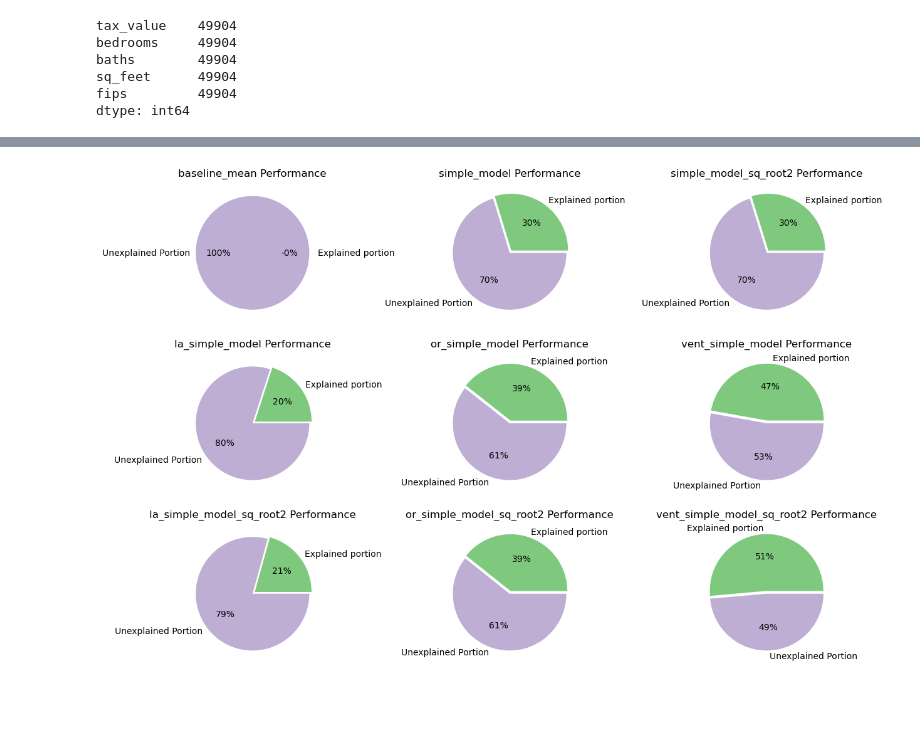
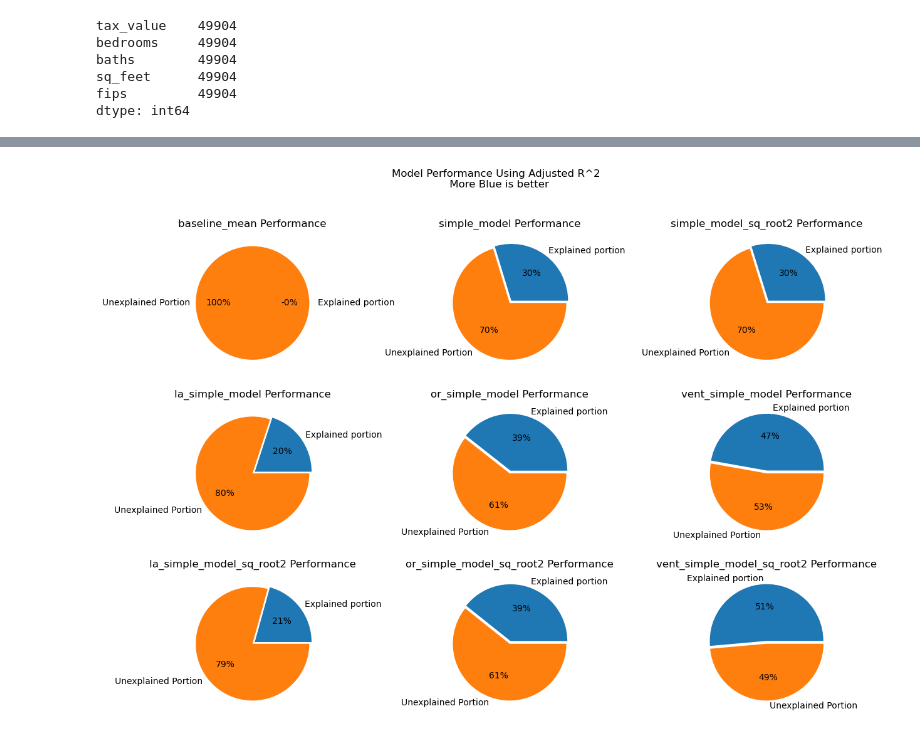
Before and after one commit to jcrosenberger/regression_zillow_2017, a Jupyter notebook: work_in_progress.ipynb, the cells around one changed output, grey strips where cells are left out. Saved outputs shown, nothing was run; the diff lists cells and outputs as text; code cells hidden in the pictures; blank space fills up the shorter version.

```diff
--- a/work_in_progress.ipynb
+++ b/work_in_progress.ipynb
@@ -385,10 +412,10 @@ Pie chart for Model 1
 labels = ['Explained portion', 'Unexplained Portion']
 values = [comparison_df['AdjR^2']['simple_model'],(1-comparison_df['AdjR^2']['simple_model'])]
 explode = [0.05, 0]
-palette_color = sns.color_palette('icefire')
+palette_color = sns.color_palette('tab10')
 
 #setting title information
-plt.title('Model 1 Performance using Adjusted R^2')
+plt.title('Model 1 Performance using Adjusted R^2 \nMore Blue is Better')
 
 #creating pie with variables set above
 plt.pie(values, labels=labels, colors = palette_color, explode = explode, autopct='%.0f%%')
@@ -407,26 +426,28 @@ Index(['target', 'baseline_mean', 'baseline_median', 'simple_model',
 # %%
 '''
 Pie charts for County Specific Models
 '''
 plt.figure(figsize=(15,10))
 
 models = ['baseline_mean', 'simple_model', 'simple_model_sq_root2',
      'la_simple_model', 'or_simple_model', 'vent_simple_model',
      'la_simple_model_sq_root2', 'or_simple_model_sq_root2', 'vent_simple_model_sq_root2']
 labels = ['Explained portion', 'Unexplained Portion']
 n=1
 for i in models:
     plt.subplot(3,3,n)
     values = [comparison_df['AdjR^2'][i],(1-comparison_df['AdjR^2'][i])]
     explode = [0.05, 0]
-    palette_color = sns.color_palette('Accent')
+    palette_color = sns.color_palette('tab10')
 
     #setting title information
     plt.title(f'{i} Performance')
 
     #creating pie with variables set above
     plt.pie(values, labels=labels, colors = palette_color, explode = explode, autopct='%.0f%%')
     n+=1
+
+plt.suptitle('Model Performance Using Adjusted R^2 \n More Blue is better')
 plt.show()
 # %% [output]
-[figure, old version]
+[figure, new version]
```
Also changed, not shown: parts of 8 cells of this notebook.
